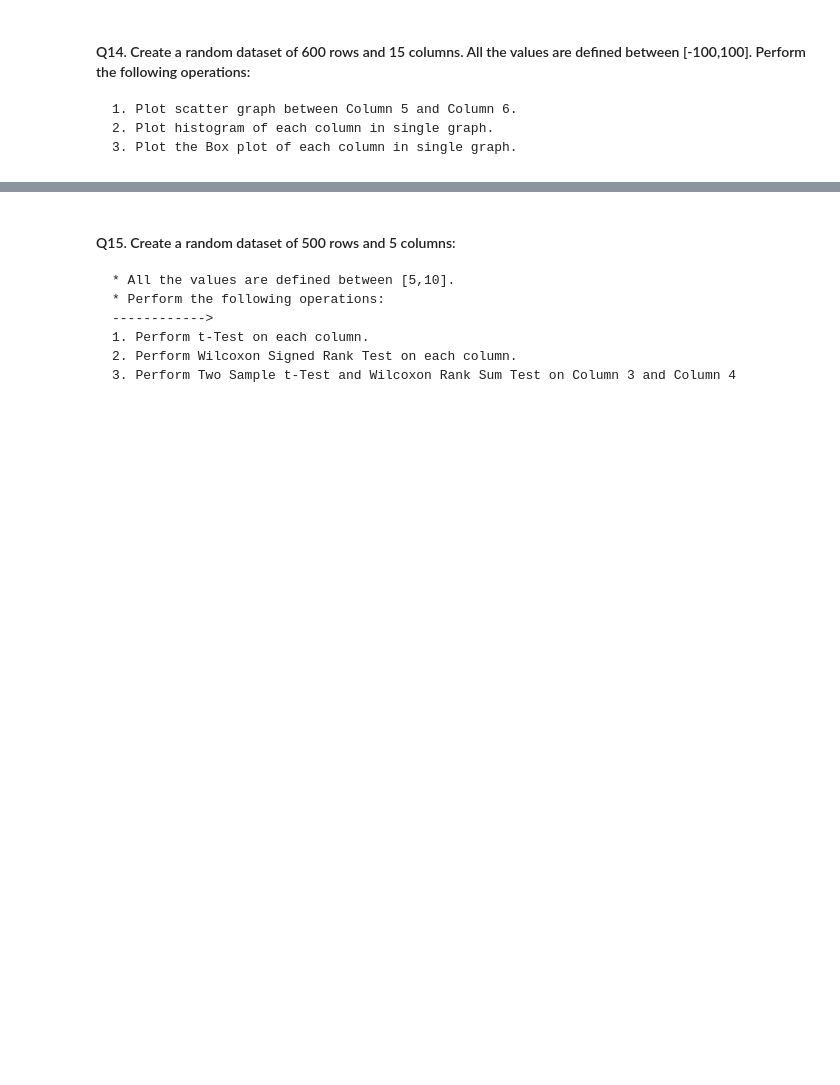
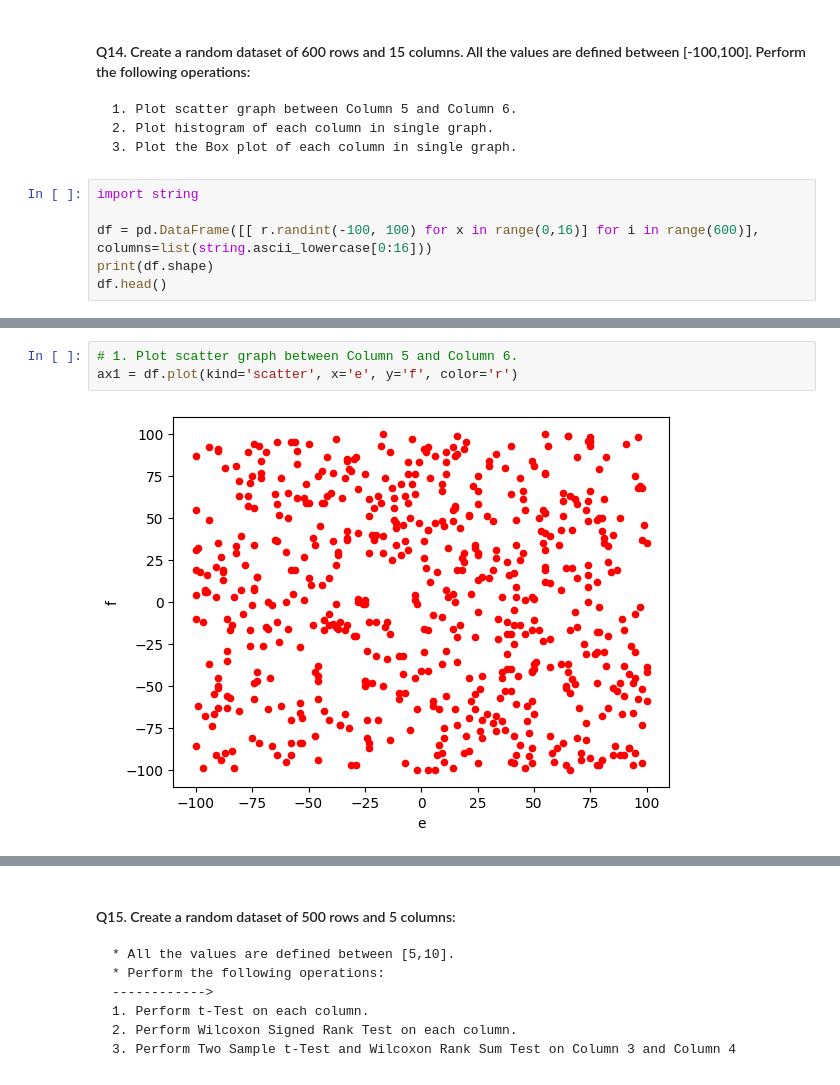
Before and after one commit to rkpassin132/Learn-Python, a Jupyter notebook: Assignment_03_Advance_Python.ipynb, the cells around one changed output, grey strips where cells are left out. Cells and saved outputs as stored; diff of their text form; blank space fills up the shorter version.

````diff
--- a/Assignment_03_Advance_Python.ipynb
+++ b/Assignment_03_Advance_Python.ipynb
@@ -353,3 +453,9 @@ graph using each algorithm.
 2. Plot histogram of each column in single graph.
 3. Plot the Box plot of each column in single graph.
 ```
+# %%
+import string
+
+df = pd.DataFrame([[ r.randint(-100, 100) for x in range(0,16)] for i in range(600)], columns=list(string.ascii_lowercase[0:16]))
+print(df.shape)
+df.head()
@@ -355,0 +470,5 @@ graph using each algorithm.
+# %%
+# 1. Plot scatter graph between Column 5 and Column 6.
+ax1 = df.plot(kind='scatter', x='e', y='f', color='r')
+# %% [output]
+[figure, added]
````
Also changed, not shown: parts of 10 cells of this notebook.
